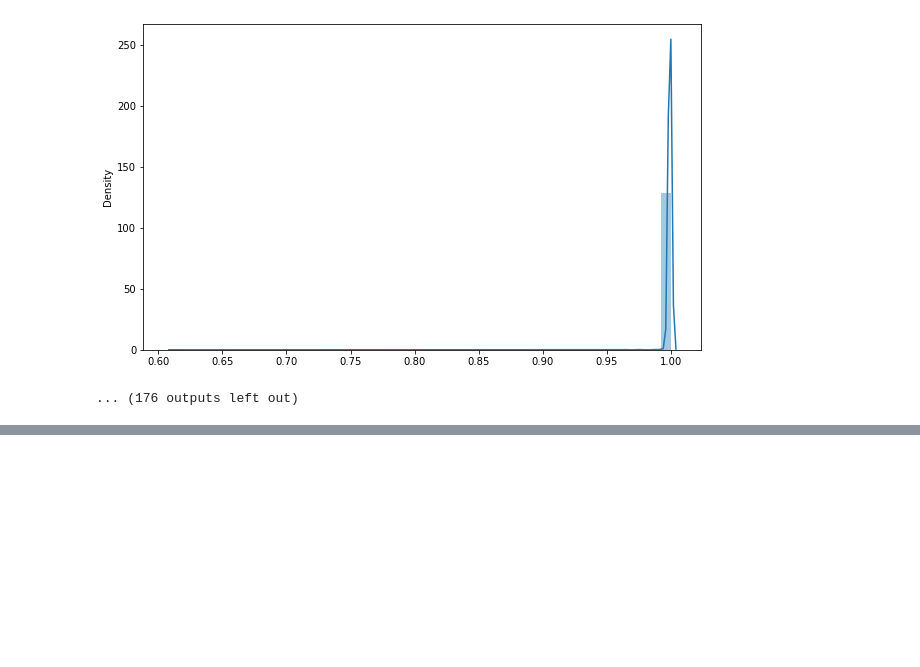
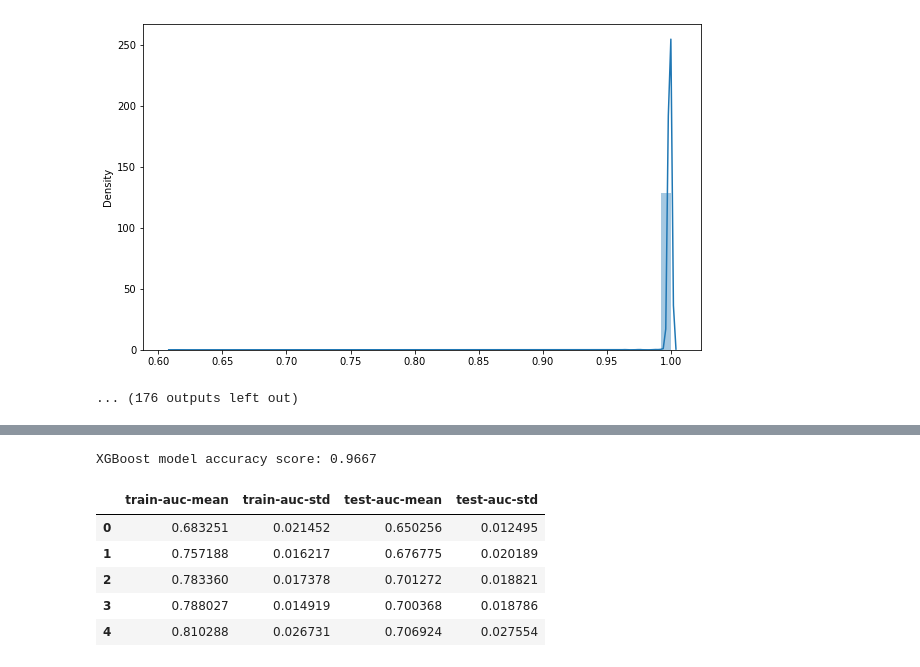
Before and after one commit to VictorPerezTolosa/IRONHACK-Kaggle-competition, a Jupyter notebook: Kaggle_competition_dirt.ipynb, the cells around one changed output, grey strips where cells are left out. Saved outputs shown, nothing was run; the diff lists cells and outputs as text; code cells hidden in the pictures; blank space fills up the shorter version.

```diff
--- a/Kaggle_competition_dirt.ipynb
+++ b/Kaggle_competition_dirt.ipynb
@@ -211,0 +307,9 @@ corr.style.background_gradient(cmap='coolwarm')
+# %%
+# import XGBoost
+import xgboost as xgb
+
+
+# define data_dmatrix
+data_dmatrix_train_X = xgb.DMatrix(data=train_X,label=train_y)
+data_dmatrix_test_X = xgb.DMatrix(data=test_X,label=test_y)
+data_dmatrix_validation_X = xgb.DMatrix(data=validation_X,label=validation_y)
@@ -211,0 +380,30 @@ corr.style.background_gradient(cmap='coolwarm')
+# %%
+# compute and print accuracy score
+
+from sklearn.metrics import accuracy_score
+
+print('XGBoost model accuracy score: {0:0.4f}'.format(accuracy_score(y_test, y_pred)))
+# %% [output]
+XGBoost model accuracy score: 0.9667
+# %%
+# k-fold Cross Validation using XGBoost
+
+from xgboost import cv
+
+params = {"objective":"binary:logistic",'colsample_bytree': 0.3,'learning_rate': 0.1,
+                'max_depth': 5, 'alpha': 10}
+
+xgb_cv_train = cv(dtrain=data_dmatrix_train_X, params=params, nfold=3,
+                    num_boost_round=50, early_stopping_rounds=10, metrics="auc", as_pandas=True, seed=123)
+
+xgb_cv_validation = cv(dtrain=data_dmatrix_validation_X, params=params, nfold=3,
+                    num_boost_round=50, early_stopping_rounds=10, metrics="auc", as_pandas=True, seed=123)
+# %%
+xgb_cv_train.head()
+# %% [output]
+|  | train-auc-mean | train-auc-std | test-auc-mean | test-auc-std |
+| 0 | 0.683251 | 0.021452 | 0.650256 | 0.012495 |
+| 1 | 0.757188 | 0.016217 | 0.676775 | 0.020189 |
+| 2 | 0.783360 | 0.017378 | 0.701272 | 0.018821 |
+| 3 | 0.788027 | 0.014919 | 0.700368 | 0.018786 |
+| 4 | 0.810288 | 0.026731 | 0.706924 | 0.027554 |
```
Also changed, not shown: parts of 19 cells of this notebook.
